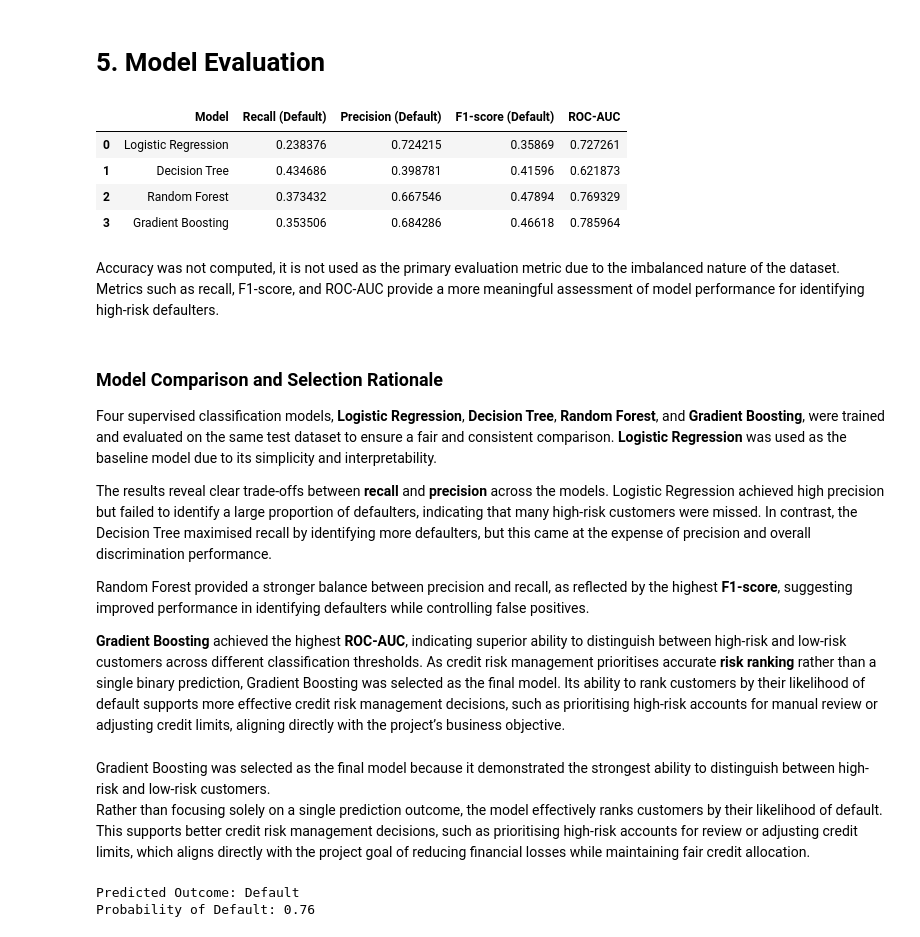
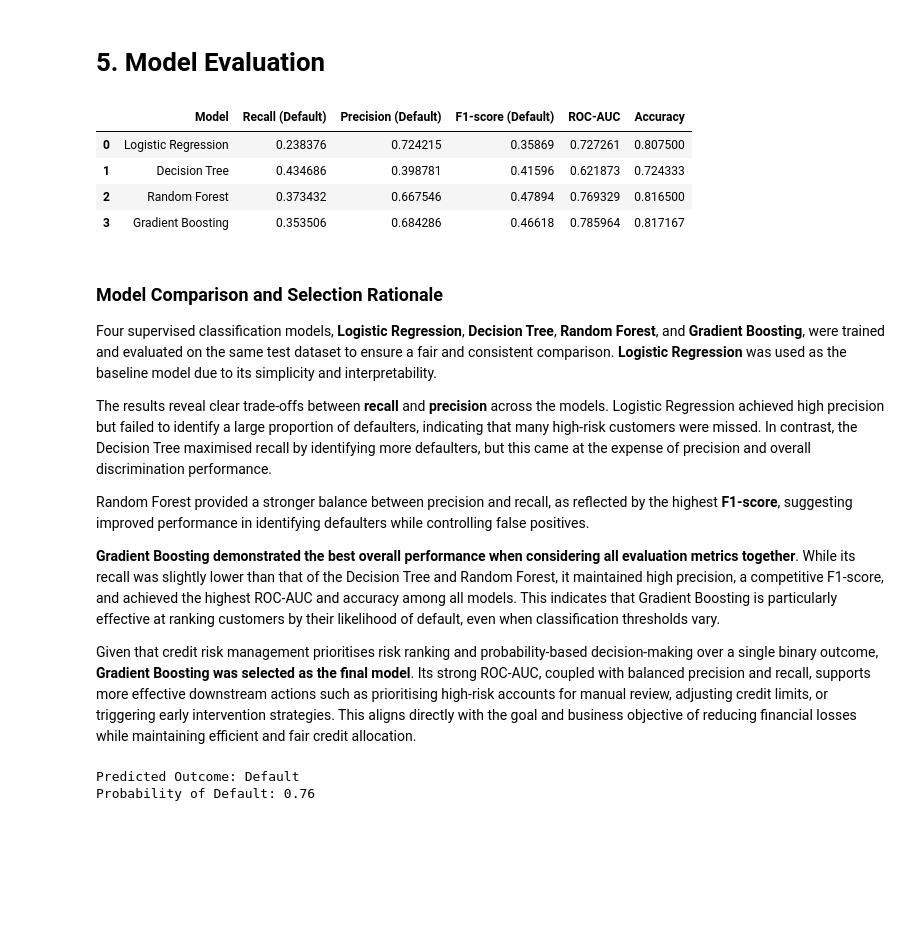
Before and after one commit to oscarczy/mldp, a Jupyter notebook: MLDP Program Codes Submission Template.ipynb, the cells around one changed output. Saved outputs shown, nothing was run; the diff lists cells and outputs as text; code cells hidden in the pictures; blank space fills up the shorter version.

```diff
--- a/MLDP Program Codes Submission Template.ipynb
+++ b/MLDP Program Codes Submission Template.ipynb
@@ -532,41 +536,40 @@ Multiple machine learning models were trained to compare different learning appr
 from sklearn.metrics import (
     classification_report,
     confusion_matrix,
     roc_auc_score,
     roc_curve,
     accuracy_score,
     recall_score,
     precision_score,
     f1_score
 )
 
 results = []
 
 for name, model in models.items():
     y_pred = model.predict(X_test)
     y_proba = model.predict_proba(X_test)[:, 1]
 
     report = classification_report(y_test, y_pred, output_dict=True)
     roc_auc = roc_auc_score(y_test, y_proba)
 
     results.append({
         'Model': name,
         'Recall (Default)': report['1']['recall'],
         'Precision (Default)': report['1']['precision'],
         'F1-score (Default)': report['1']['f1-score'],
-        'ROC-AUC': roc_auc
+        'ROC-AUC': roc_auc,
+        'Accuracy': accuracy_score(y_test, y_pred)
     })
 
 results_df = pd.DataFrame(results)
 results_df
 # %% [output]
-|  | Model | Recall (Default) | Precision (Default) | F1-score (Default) | ROC-AUC |
-| 0 | Logistic Regression | 0.238376 | 0.724215 | 0.35869 | 0.727261 |
-| 1 | Decision Tree | 0.434686 | 0.398781 | 0.41596 | 0.621873 |
-| 2 | Random Forest | 0.373432 | 0.667546 | 0.47894 | 0.769329 |
-| 3 | Gradient Boosting | 0.353506 | 0.684286 | 0.46618 | 0.785964 |
+|  | Model | Recall (Default) | Precision (Default) | F1-score (Default) | ROC-AUC | Accuracy |
+| 0 | Logistic Regression | 0.238376 | 0.724215 | 0.35869 | 0.727261 | 0.807500 |
+| 1 | Decision Tree | 0.434686 | 0.398781 | 0.41596 | 0.621873 | 0.724333 |
+| 2 | Random Forest | 0.373432 | 0.667546 | 0.47894 | 0.769329 | 0.816500 |
+| 3 | Gradient Boosting | 0.353506 | 0.684286 | 0.46618 | 0.785964 | 0.817167 |
-# %% [markdown]
-Accuracy was not computed, it is not used as the primary evaluation metric due to the imbalanced nature of the dataset. Metrics such as recall, F1-score, and ROC-AUC provide a more meaningful assessment of model performance for identifying high-risk defaulters.
 # %% [markdown]
 ### Model Comparison and Selection Rationale
 
@@ -576,9 +579,9 @@ The results reveal clear trade-offs between **recall** and **precision** across
 
 Random Forest provided a stronger balance between precision and recall, as reflected by the highest **F1-score**, suggesting improved performance in identifying defaulters while controlling false positives.
 
-**Gradient Boosting** achieved the highest **ROC-AUC**, indicating superior ability to distinguish between high-risk and low-risk customers across different classification thresholds. As credit risk management prioritises accurate **risk ranking** rather than a single binary prediction, Gradient Boosting was selected as the final model. Its ability to rank customers by their likelihood of default supports more effective credit risk management decisions, such as prioritising high-risk accounts for manual review or adjusting credit limits, aligning directly with the project’s business objective.
+**Gradient Boosting demonstrated the best overall performance when considering all evaluation metrics together**. While its recall was slightly lower than that of the Decision Tree and Random Forest, it maintained high precision, a competitive F1-score, and achieved the highest ROC-AUC and accuracy among all models. This indicates that Gradient Boosting is particularly effective at ranking customers by their likelihood of default, even when classification thresholds vary.
+
+Given that credit risk management prioritises risk ranking and probability-based decision-making over a single binary outcome, **Gradient Boosting was selected as the final model**. Its strong ROC-AUC, coupled with balanced precision and recall, supports more effective downstream actions such as prioritising high-risk accounts for manual review, adjusting credit limits, or triggering early intervention strategies. This aligns directly with the goal and business objective of reducing financial losses while maintaining efficient and fair credit allocation.
-# %% [markdown]
-Gradient Boosting was selected as the final model because it demonstrated the strongest ability to distinguish between high-risk and low-risk customers.<br>Rather than focusing solely on a single prediction outcome, the model effectively ranks customers by their likelihood of default.<br> This supports better credit risk management decisions, such as prioritising high-risk accounts for review or adjusting credit limits, which aligns directly with the project goal of reducing financial losses while maintaining fair credit allocation.
 # %%
 ## New data (simulated unseen customer)
 new_customer = pd.DataFrame({
```
Also changed, not shown: parts of 23 cells of this notebook, 2 other files.
